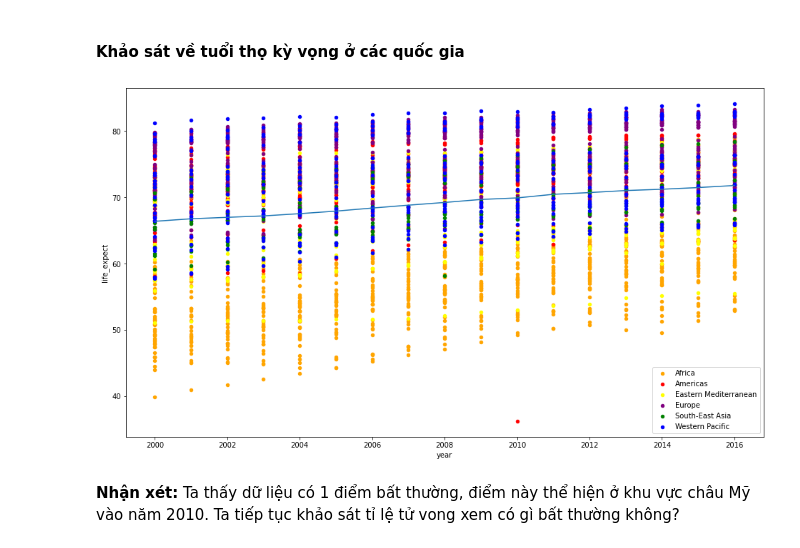
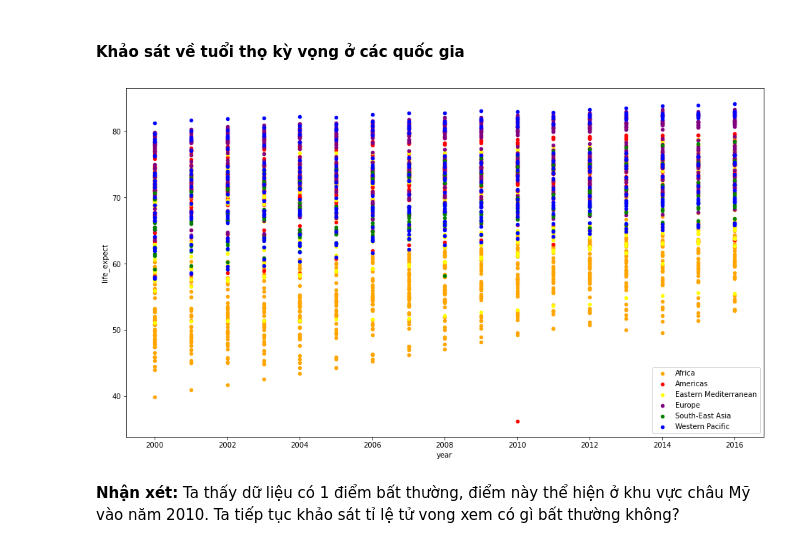
Before and after one commit to tronglocbrvt/FinalProject-P4DS, a Jupyter notebook: 18120197_19120068.ipynb, the cells around one changed output. Cells and saved outputs as stored; diff of their text form; code cells hidden in the pictures.

```diff
--- a/18120197_19120068.ipynb
+++ b/18120197_19120068.ipynb
@@ -344,21 +349,16 @@ True
 # %%
 fig, ax = plt.subplots(figsize=(16, 9))
 
 cdict = {'Africa': 'orange', 'Americas': 'red', 'Western Pacific': 'blue', \
          'South-East Asia': 'green', 'Europe': 'purple', 'Eastern Mediterranean':'yellow'}
 
-mean_life = life_exp_pro_df.groupby('year')['life_expect'].mean()
-mean_life.plot.line()
-
 grouped = life_exp_pro_df.groupby('region')
-
-
 
 for key, group in grouped:
     group.plot(ax=ax, kind='scatter', x='year', y='life_expect', label=key, color=cdict[key])
 plt.show()
 # %% [output]
-[figure, old version]
+[figure, new version]
 # %% [markdown]
 **Nhận xét:** Ta thấy dữ liệu có 1 điểm bất thường, điểm này thể hiện ở khu vực châu Mỹ vào năm 2010. Ta tiếp tục khảo sát tỉ lệ tử vong xem có gì bất thường không?
 # %% [markdown]
```
Also changed, not shown: parts of 24 cells of this notebook.
